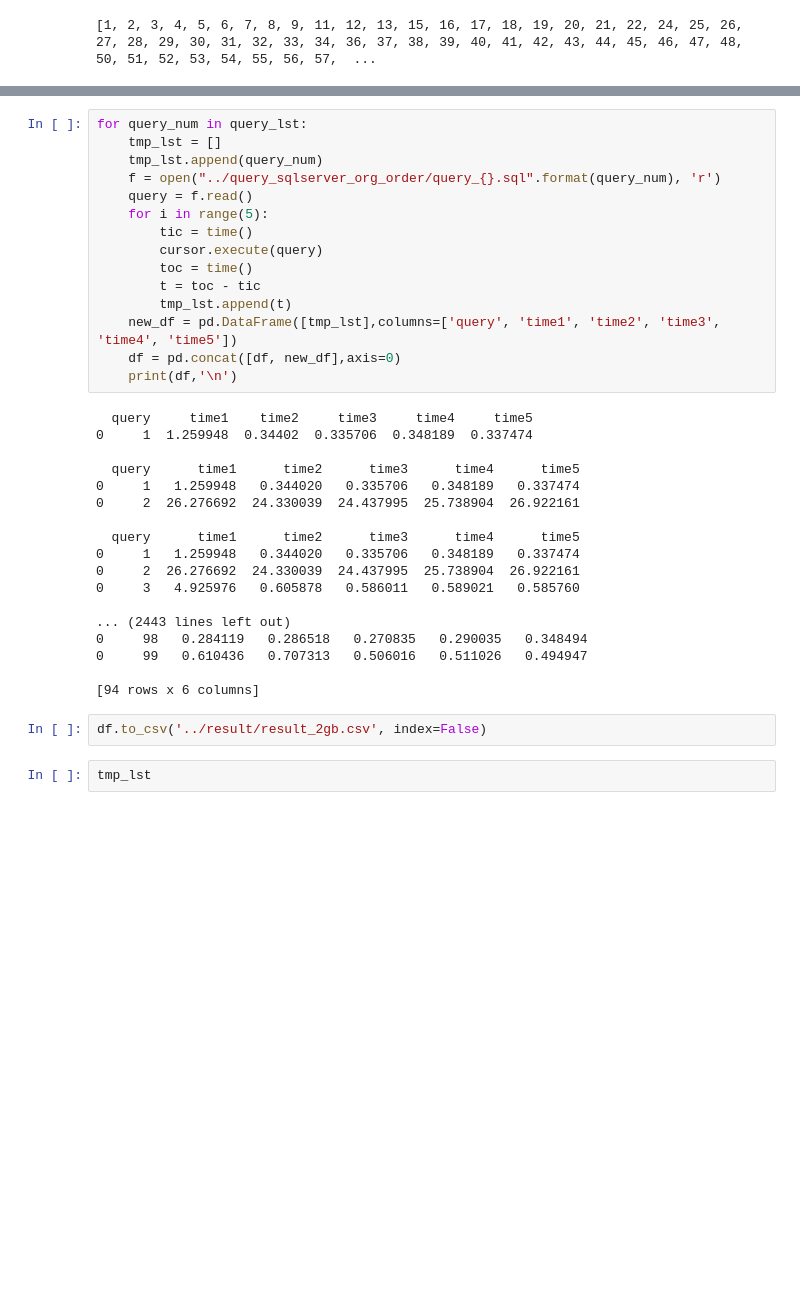
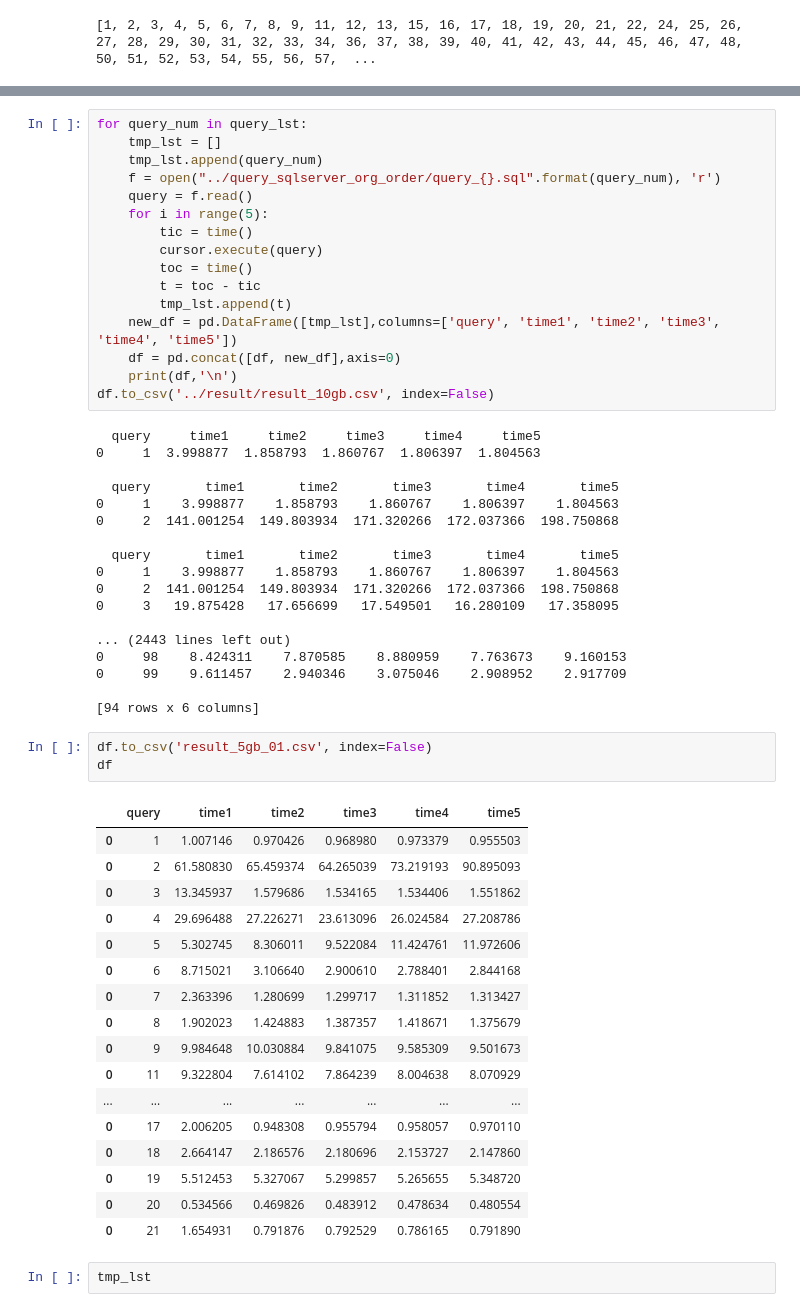
Before and after one commit to xuyou1999/TPC-DS_DW_F2022, a Jupyter notebook: src/auto_run_sql.ipynb, the cells around one changed output, grey strips where cells are left out. Cells and saved outputs as stored; diff of their text form; blank space fills up the shorter version.

```diff
--- a/src/auto_run_sql.ipynb
+++ b/src/auto_run_sql.ipynb
@@ -50,26 +49,46 @@ for query_num in query_lst:
     new_df = pd.DataFrame([tmp_lst],columns=['query', 'time1', 'time2', 'time3', 'time4', 'time5'])
     df = pd.concat([df, new_df],axis=0)
     print(df,'\n')
+df.to_csv('../result/result_10gb.csv', index=False)
 # %% [output]
-  query     time1    time2     time3     time4     time5
-0     1  1.259948  0.34402  0.335706  0.348189  0.337474
+  query     time1     time2     time3     time4     time5
+0     1  3.998877  1.858793  1.860767  1.806397  1.804563
 
-  query      time1      time2      time3      time4      time5
-0     1   1.259948   0.344020   0.335706   0.348189   0.337474
-0     2  26.276692  24.330039  24.437995  25.738904  26.922161
+  query       time1       time2       time3       time4       time5
+0     1    3.998877    1.858793    1.860767    1.806397    1.804563
+0     2  141.001254  149.803934  171.320266  172.037366  198.750868
 
-  query      time1      time2      time3      time4      time5
-0     1   1.259948   0.344020   0.335706   0.348189   0.337474
-0     2  26.276692  24.330039  24.437995  25.738904  26.922161
-0     3   4.925976   0.605878   0.586011   0.589021   0.585760
+  query       time1       time2       time3       time4       time5
+0     1    3.998877    1.858793    1.860767    1.806397    1.804563
+0     2  141.001254  149.803934  171.320266  172.037366  198.750868
+0     3   19.875428   17.656699   17.549501   16.280109   17.358095
 
 ... (2443 lines left out)
-0     98   0.284119   0.286518   0.270835   0.290035   0.348494
-0     99   0.610436   0.707313   0.506016   0.511026   0.494947
+0     98    8.424311    7.870585    8.880959    7.763673    9.160153
+0     99    9.611457    2.940346    3.075046    2.908952    2.917709
 
 [94 rows x 6 columns]
 # %%
-df.to_csv('../result/result_2gb.csv', index=False)
+df.to_csv('result_5gb_01.csv', index=False)
+df
+# %% [output]
+|  | query | time1 | time2 | time3 | time4 | time5 |
+| 0 | 1 | 1.007146 | 0.970426 | 0.968980 | 0.973379 | 0.955503 |
+| 0 | 2 | 61.580830 | 65.459374 | 64.265039 | 73.219193 | 90.895093 |
+| 0 | 3 | 13.345937 | 1.579686 | 1.534165 | 1.534406 | 1.551862 |
+| 0 | 4 | 29.696488 | 27.226271 | 23.613096 | 26.024584 | 27.208786 |
+| 0 | 5 | 5.302745 | 8.306011 | 9.522084 | 11.424761 | 11.972606 |
+| 0 | 6 | 8.715021 | 3.106640 | 2.900610 | 2.788401 | 2.844168 |
+| 0 | 7 | 2.363396 | 1.280699 | 1.299717 | 1.311852 | 1.313427 |
+| 0 | 8 | 1.902023 | 1.424883 | 1.387357 | 1.418671 | 1.375679 |
+| 0 | 9 | 9.984648 | 10.030884 | 9.841075 | 9.585309 | 9.501673 |
+| 0 | 11 | 9.322804 | 7.614102 | 7.864239 | 8.004638 | 8.070929 |
+| ... | ... | ... | ... | ... | ... | ... |
+| 0 | 17 | 2.006205 | 0.948308 | 0.955794 | 0.958057 | 0.970110 |
+| 0 | 18 | 2.664147 | 2.186576 | 2.180696 | 2.153727 | 2.147860 |
+| 0 | 19 | 5.512453 | 5.327067 | 5.299857 | 5.265655 | 5.348720 |
+| 0 | 20 | 0.534566 | 0.469826 | 0.483912 | 0.478634 | 0.480554 |
+| 0 | 21 | 1.654931 | 0.791876 | 0.792529 | 0.786165 | 0.791890 |
 # %%
 tmp_lst
 # %% [output]
```
Also changed, not shown: parts of 1 cell of this notebook, 4 other files.
